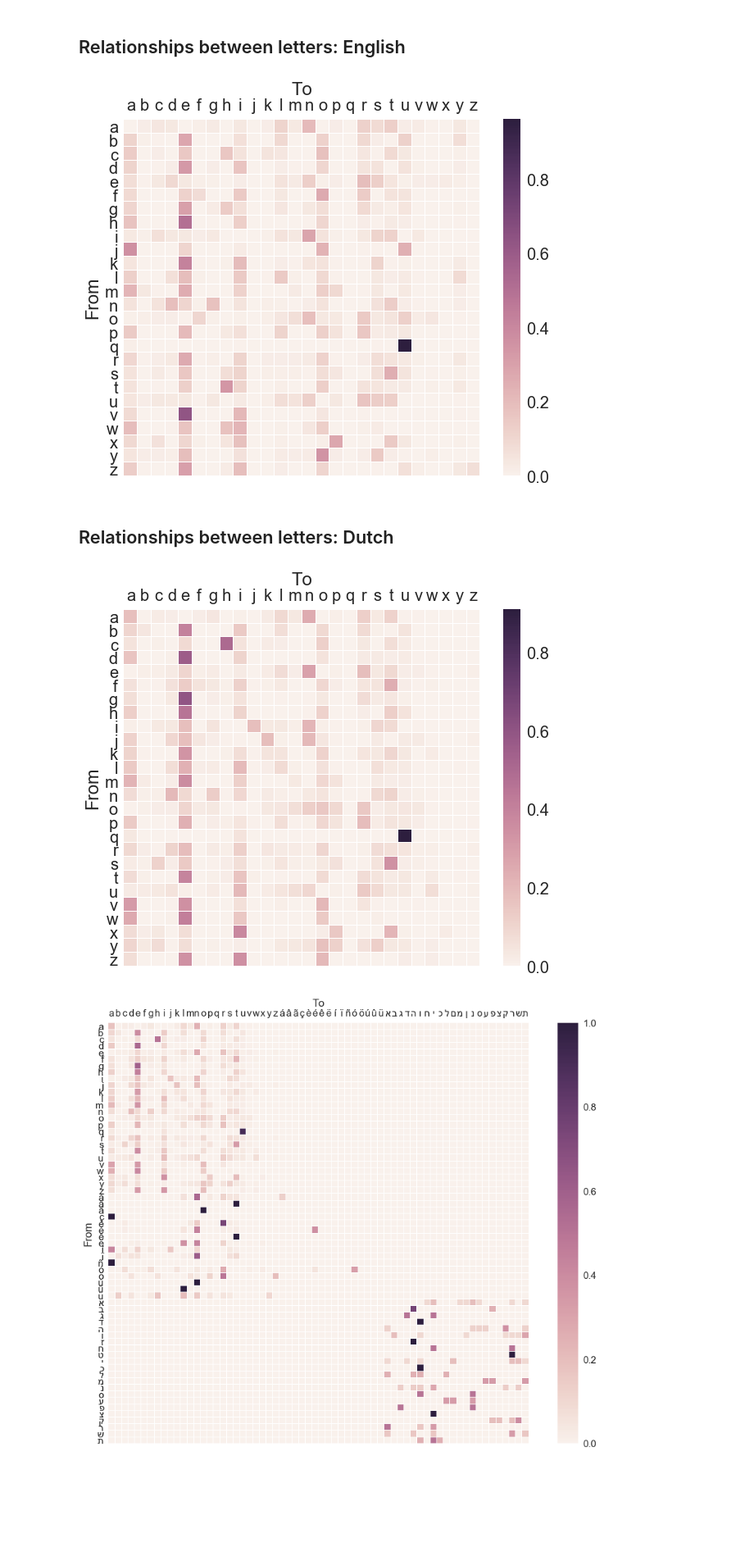
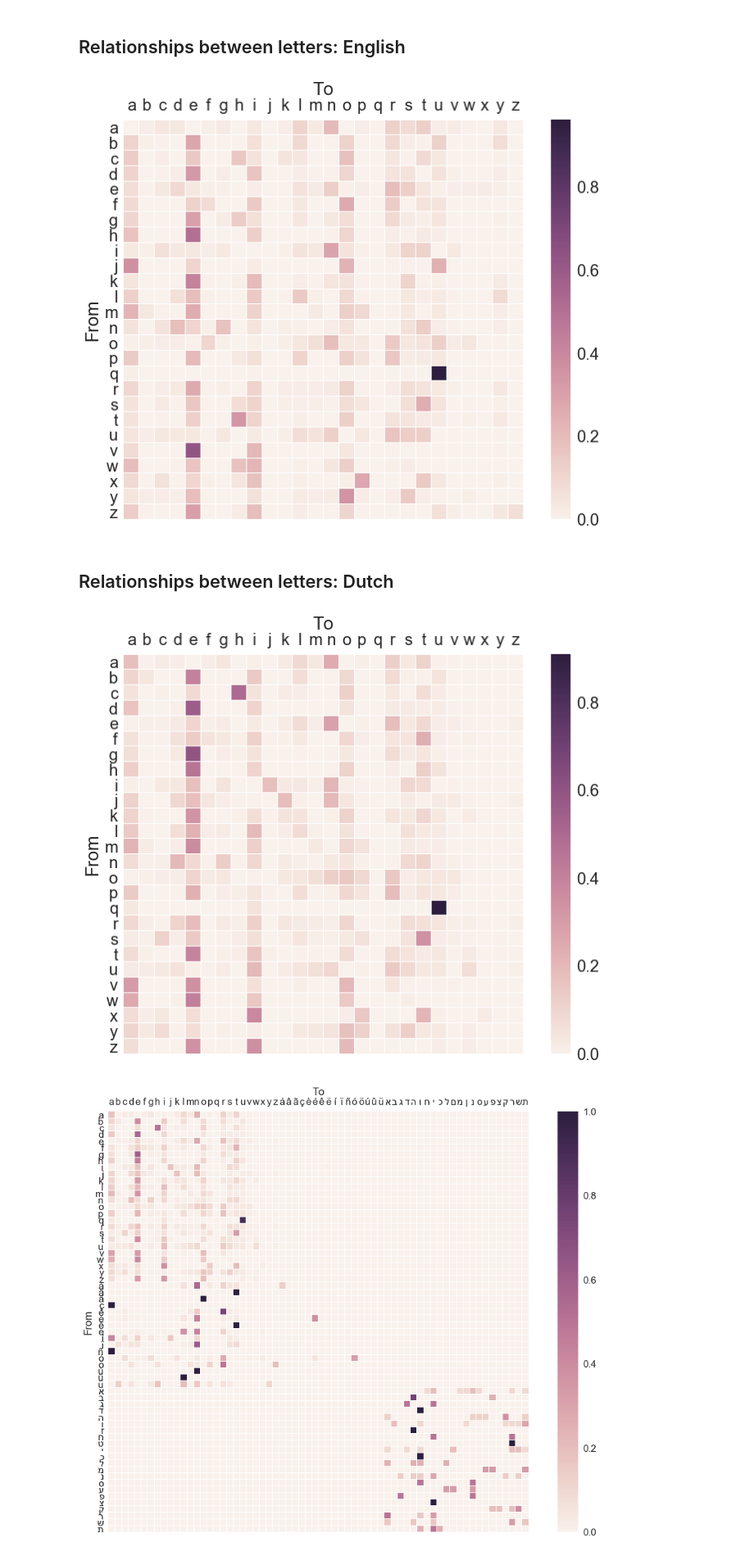
Before and after one commit to JohnPaton/engl_ish, a Jupyter notebook: PyData Slides.ipynb, the cells around one changed output. Shown at 82% size. Drawn from its saved outputs; the diff is of its cells as text; code cells hidden in the pictures; blank space fills up the shorter version.

```diff
--- a/PyData Slides.ipynb
+++ b/PyData Slides.ipynb
@@ -93,10 +95,10 @@ lights
 Slightly less trivial...
 ----
 # %%
-baby_states = ['crying','sleeping','laughing','quiet']
-baby = pd.DataFrame(columns = baby_states, index = baby_states,
+miles_states = ['crying', 'sleeping', 'laughing', 'quiet']
+miles = pd.DataFrame(columns = miles_states, index = miles_states,
                     dtype=float)
-baby.loc['crying']   = [0.4, 0.3, 0.1, 0.2]
-baby.loc['sleeping'] = [0.6, 0.3, 0.0, 0.1]
-baby.loc['laughing'] = [0.2, 0.1, 0.4, 0.3]
-baby.loc['quiet']    = [0.3, 0.4, 0.2, 0.1]
+miles.loc['crying']   = [0.4, 0.3, 0.1, 0.2]
+miles.loc['sleeping'] = [0.6, 0.3, 0.0, 0.1]
+miles.loc['laughing'] = [0.2, 0.1, 0.4, 0.3]
+miles.loc['quiet']    = [0.3, 0.4, 0.2, 0.1]
@@ -140,11 +142,12 @@ heatmap(baby, title='Markov Miles')
 # %%
 import time; from IPython import display
 for i in range(26):
-    heatmap(np.linalg.matrix_power(baby,i),
+    heatmap(np.linalg.matrix_power(miles,i),
             title='Markov Miles After {} steps'.format(i),
-            xticklabels=list(baby.columns), yticklabels=list(baby.index), vmin=0)
+            xticklabels=list(miles.columns),
+            yticklabels=list(miles.index), vmin=0)
     display.clear_output(wait=True); display.display(plt.show())
-    time.sleep(min(i,1) * 5/(i/2+1)**2)
+    time.sleep(min(i,1) * 5/(i/3+1)**3) # speed up as we go along
 # %% [output]
 [figure]
 None
@@ -443,18 +433,18 @@ Relationships between letters: English
 # %%
 df = models['english'].markov_models[0].to_df()
 alphabet = list('abcdefghijklmnopqrstuvwxyz') # only show main alphabet
-heatmap(df, size=(10,8), linewidths=0.01, states=alphabet)
+heatmap(df, size=(12,9), linewidths=0.01, states=alphabet)
 # %% [output]
-[figure, old version]
+[figure, new version]
 # %% [markdown]
 Relationships between letters: Dutch
 ----
 # %%
 df = models['dutch'].markov_models[0].to_df()
 alphabet = list('abcdefghijklmnopqrstuvwxyz') # only show main alphabet
-heatmap(df, size=(10,8), linewidths=0.01, states=alphabet)
+heatmap(df, size=(12,9), linewidths=0.01, states=alphabet)
 # %% [output]
-[figure, old version]
+[figure, new version]
 # %%
 df = models['dutch'].markov_models[0].to_df(); sns.set(font_scale=1.5)
 heatmap(df, size=(16,12), linewidths=0.01); sns.set(font_scale=2)
```
Also changed, not shown: parts of 28 cells of this notebook, 1 other file.
